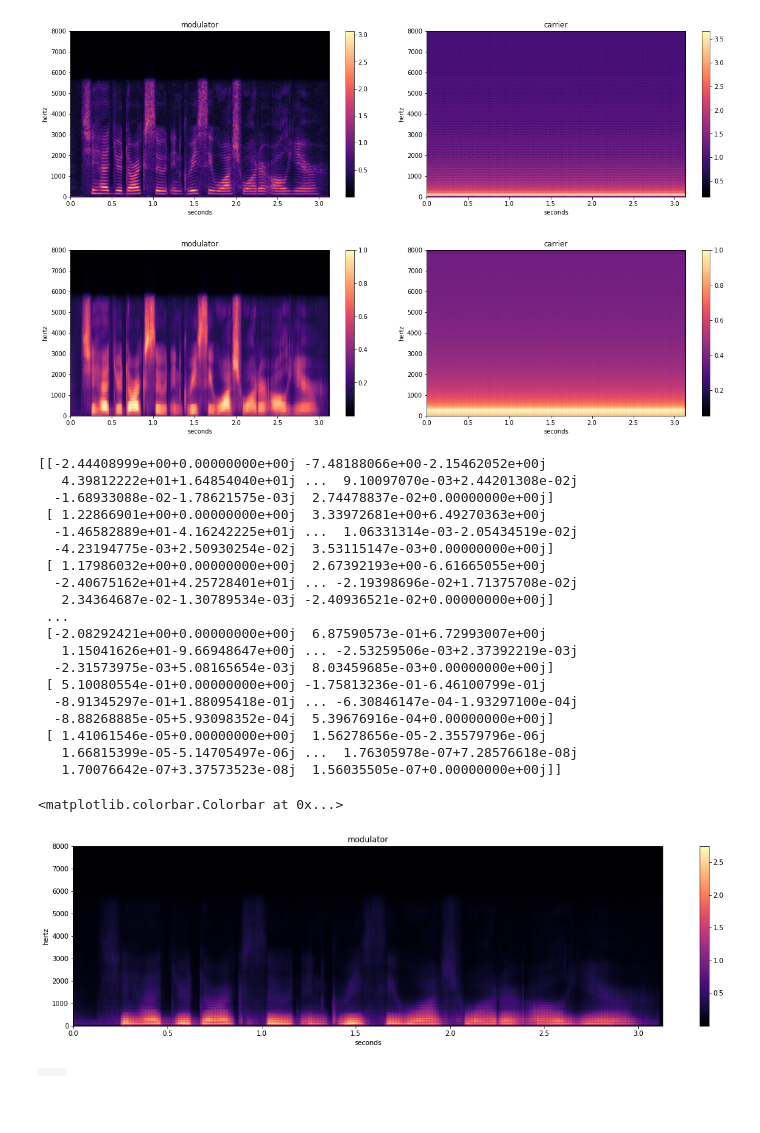
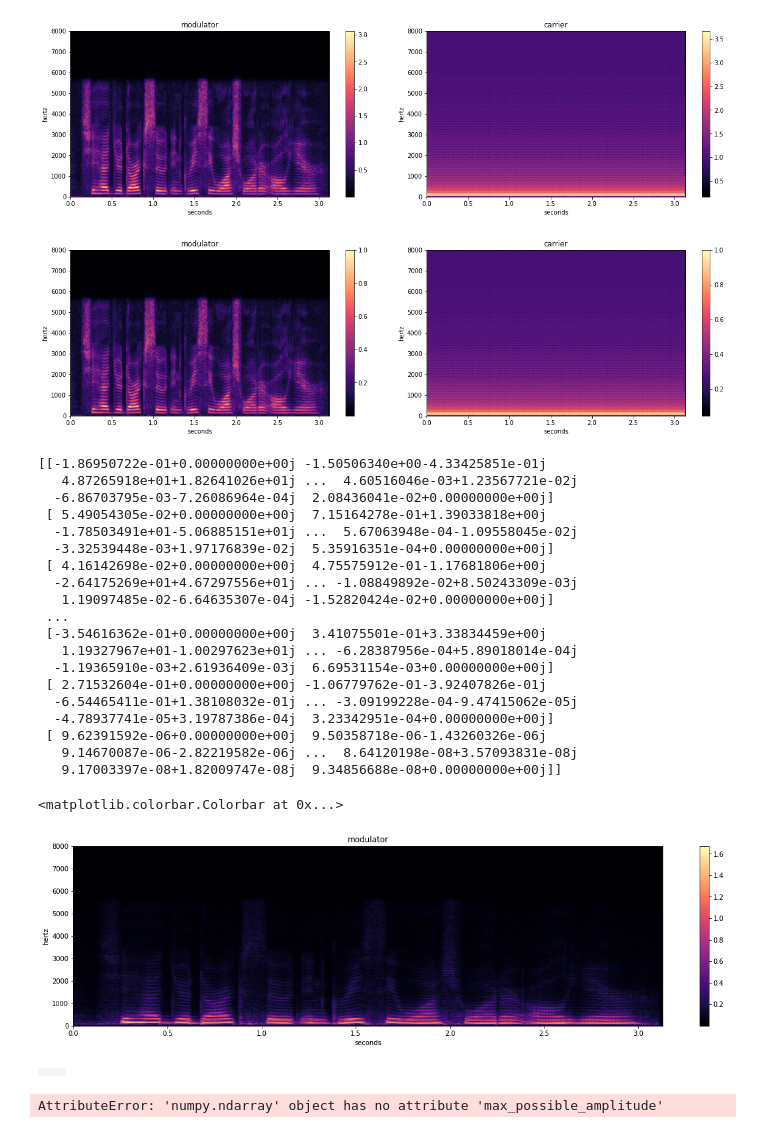
Before and after one commit to vikramr2/talkbox, a Jupyter notebook: Cross-Synthesis.ipynb, the cells around one changed output. Drawn from its saved outputs; the diff is of its cells as text; code cells hidden in the pictures.

```diff
--- a/Cross-Synthesis.ipynb
+++ b/Cross-Synthesis.ipynb
@@ -83,60 +87,60 @@ def compute_spectral_envelope(stft_matrix, smoothing_window_size, downsampling_f
     magnitude_spectrum = np.abs(stft_matrix)
 
     # Step 2: Smooth the magnitude spectrum
     window = np.ones(smoothing_window_size) / smoothing_window_size
     smoothed_spectrum = np.apply_along_axis(lambda m: np.convolve(m, window, mode='same'), axis=1, arr=magnitude_spectrum)
 
     # Step 3: Downsample the smoothed spectrum
     downsampled_spectrum = smoothed_spectrum[:, ::downsampling_factor]
 
     # Step 4: Interpolate the downsampled spectrum
     interpolated_spectrum = np.repeat(downsampled_spectrum, downsampling_factor, axis=1)
 
     # Step 5: Normalize the spectral envelope
     spectral_envelope = interpolated_spectrum / np.max(interpolated_spectrum)
 
     return spectral_envelope
 
-modulator_envelope = compute_spectral_envelope(modulator_stft, smoothing_window_size=16, downsampling_factor=1)
-carrier_envelope = compute_spectral_envelope(carrier_stft, smoothing_window_size=16, downsampling_factor=1)
+modulator_envelope = compute_spectral_envelope(modulator_stft, smoothing_window_size=1, downsampling_factor=1)
+carrier_envelope = compute_spectral_envelope(carrier_stft, smoothing_window_size=1, downsampling_factor=1)
 
 
 cmap = plt.cm.magma
 fig, axes = plt.subplots(1, 2, figsize=(20, 5))
 fig.subplots_adjust(wspace=0.1)
 
 for z, ax in zip([(modulator_envelope, 'modulator', modulator, sr_modulator), (carrier_envelope, 'carrier', carrier, sr_carrier)], axes):
     im = ax.imshow(np.absolute(z[0].T)**0.3, cmap=cmap, origin='lower', extent=[0, len(z[2])/z[3], 0, 256*31.25], aspect="auto")
     ax.set_title(z[1])
     ax.set_xlabel('seconds')
     ax.set_ylabel('hertz')
     fig.colorbar(im, ax=ax)
 # %% [output]
-[figure, old version]
+[figure, new version]
 # %%
 carrier_divided = carrier_stft*carrier_envelope
 # %%
 print(carrier_divided)
 # %% [output]
-[[-2.44408999e+00+0.00000000e+00j -7.48188066e+00-2.15462052e+00j
-   4.39812222e+01+1.64854040e+01j ...  9.10097070e-03+2.44201308e-02j
-  -1.68933088e-02-1.78621575e-03j  2.74478837e-02+0.00000000e+00j]
- [ 1.22866901e+00+0.00000000e+00j  3.33972681e+00+6.49270363e+00j
-  -1.46582889e+01-4.16242225e+01j ...  1.06331314e-03-2.05434519e-02j
-  -4.23194775e-03+2.50930254e-02j  3.53115147e-03+0.00000000e+00j]
- [ 1.17986032e+00+0.00000000e+00j  2.67392193e+00-6.61665055e+00j
-  -2.40675162e+01+4.25728401e+01j ... -2.19398696e-02+1.71375708e-02j
-   2.34364687e-02-1.30789534e-03j -2.40936521e-02+0.00000000e+00j]
+[[-1.86950722e-01+0.00000000e+00j -1.50506340e+00-4.33425851e-01j
+   4.87265918e+01+1.82641026e+01j ...  4.60516046e-03+1.23567721e-02j
+  -6.86703795e-03-7.26086964e-04j  2.08436041e-02+0.00000000e+00j]
+ [ 5.49054305e-02+0.00000000e+00j  7.15164278e-01+1.39033818e+00j
+  -1.78503491e+01-5.06885151e+01j ...  5.67063948e-04-1.09558045e-02j
+  -3.32539448e-03+1.97176839e-02j  5.35916351e-04+0.00000000e+00j]
+ [ 4.16142698e-02+0.00000000e+00j  4.75575912e-01-1.17681806e+00j
+  -2.64175269e+01+4.67297556e+01j ... -1.08849892e-02+8.50243309e-03j
+   1.19097485e-02-6.64635307e-04j -1.52820424e-02+0.00000000e+00j]
  ...
- [-2.08292421e+00+0.00000000e+00j  6.87590573e-01+6.72993007e+00j
-   1.15041626e+01-9.66948647e+00j ... -2.53259506e-03+2.37392219e-03j
-  -2.31573975e-03+5.08165654e-03j  8.03459685e-03+0.00000000e+00j]
- [ 5.10080554e-01+0.00000000e+00j -1.75813236e-01-6.46100799e-01j
-  -8.91345297e-01+1.88095418e-01j ... -6.30846147e-04-1.93297100e-04j
-  -8.88268885e-05+5.93098352e-04j  5.39676916e-04+0.00000000e+00j]
- [ 1.41061546e-05+0.00000000e+00j  1.56278656e-05-2.35579796e-06j
-   1.66815399e-05-5.14705497e-06j ...  1.76305978e-07+7.28576618e-08j
-   1.70076642e-07+3.37573523e-08j  1.56035505e-07+0.00000000e+00j]]
+ [-3.54616362e-01+0.00000000e+00j  3.41075501e-01+3.33834459e+00j
+   1.19327967e+01-1.00297623e+01j ... -6.28387956e-04+5.89018014e-04j
+  -1.19365910e-03+2.61936409e-03j  6.69531154e-03+0.00000000e+00j]
+ [ 2.71532604e-01+0.00000000e+00j -1.06779762e-01-3.92407826e-01j
+  -6.54465411e-01+1.38108032e-01j ... -3.09199228e-04-9.47415062e-05j
+  -4.78937741e-05+3.19787386e-04j  3.23342951e-04+0.00000000e+00j]
+ [ 9.62391592e-06+0.00000000e+00j  9.50358718e-06-1.43260326e-06j
+   9.14670087e-06-2.82219582e-06j ...  8.64120198e-08+3.57093831e-08j
+   9.17003397e-08+1.82009747e-08j  9.34856688e-08+0.00000000e+00j]]
 # %%
 vocoded_stft = modulator_envelope * carrier_divided
 cmap = plt.cm.magma
@@ -151,10 +155,19 @@ ax.set_ylabel('hertz')
 fig.colorbar(im, ax=ax)
 # %% [output]
 <matplotlib.colorbar.Colorbar at 0x...>
-[figure, old version]
+[figure, new version]
 # %%
 window = np.hanning(512+16)
 vocoded = istft(vocoded_stft, 512, 128, 16, window)
 sound(vocoded, rate=sr_modulator)
 # %% [output]
 |  |  |
+# %%
+from pydub import AudioSegment
+from pydub.effects import compress_dynamic_range
+
+compressed_audio = compress_dynamic_range(vocoded, threshold=-20, ratio=5.0, attack=10, release=200)
+
+sound(compressed_audio, rate=sr_modulator)
+# %% [output]
+AttributeError: 'numpy.ndarray' object has no attribute 'max_possible_amplitude'
```
Also changed, not shown: parts of 1 cell of this notebook.
